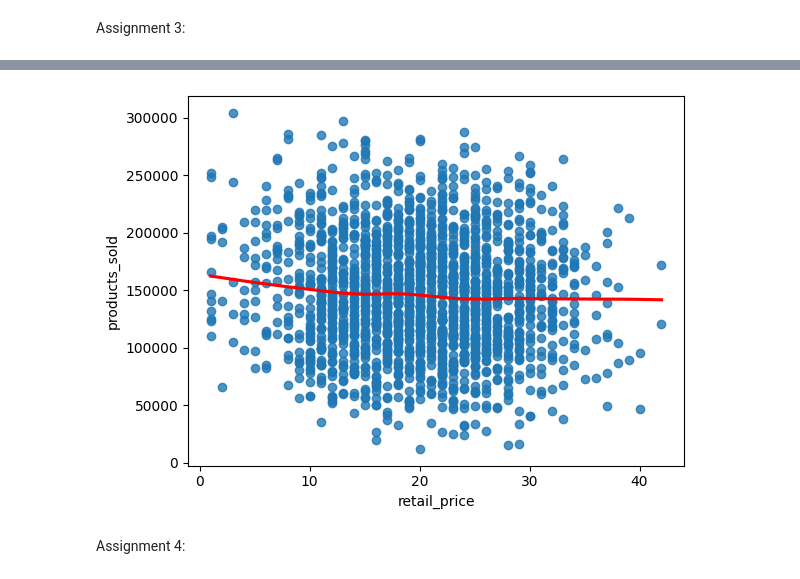
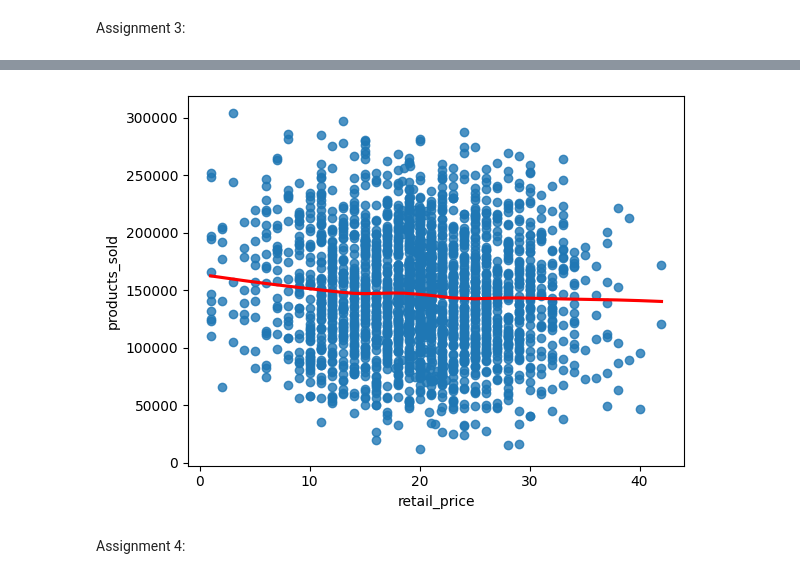
Before and after one commit to Kianvnh/TEST, a Jupyter notebook: Datamodelling/Final Assignment/Final Assignment.ipynb, the cells around one changed output, grey strips where cells are left out. Saved outputs shown, nothing was run; the diff lists cells and outputs as text; code cells hidden in the pictures.

```diff
--- a/Datamodelling/Final Assignment/Final Assignment.ipynb
+++ b/Datamodelling/Final Assignment/Final Assignment.ipynb
@@ -91,8 +99,9 @@ Assignment 2:
 # %%
 from sklearn.experimental import enable_iterative_imputer
 from sklearn.impute import IterativeImputer
+df_as2 = pd.read_csv('1672182Pet shop.csv')
 # %%
-df_new = pd.get_dummies(df, dummy_na=True) #this makes a new set of dummies for categories that already had dummies
+df_new = pd.get_dummies(df_as2, dummy_na=True) #this makes a new set of dummies for categories that already had dummies
 #dealed with categorical missing data by adding a quality_nan list to show where data missing
 
 df_imputed = IterativeImputer().fit_transform(df_new)
@@ -167,9 +188,11 @@ ValueError: The truth value of a DataFrame is ambiguous. Use a.empty, a.bool(),
 # %%
-y = df['products_sold']
-x = df['retail_price']
+y = df_imputed['products_sold']
+x = df_imputed['retail_price']
 lowessplot = sns.regplot(x = x, y = y, lowess = True, line_kws={"color":"red"} )
 plt.show(lowessplot) #i have tried many different variables vs eachother here but most of them dont show anything special
+
+#slides week 4, a decreasing decrease non linear relationship
 # %% [output]
-[figure, old version]
+[figure, new version]
 # %% [markdown]
 Assignment 4:
```
Also changed, not shown: parts of 7 cells of this notebook.
